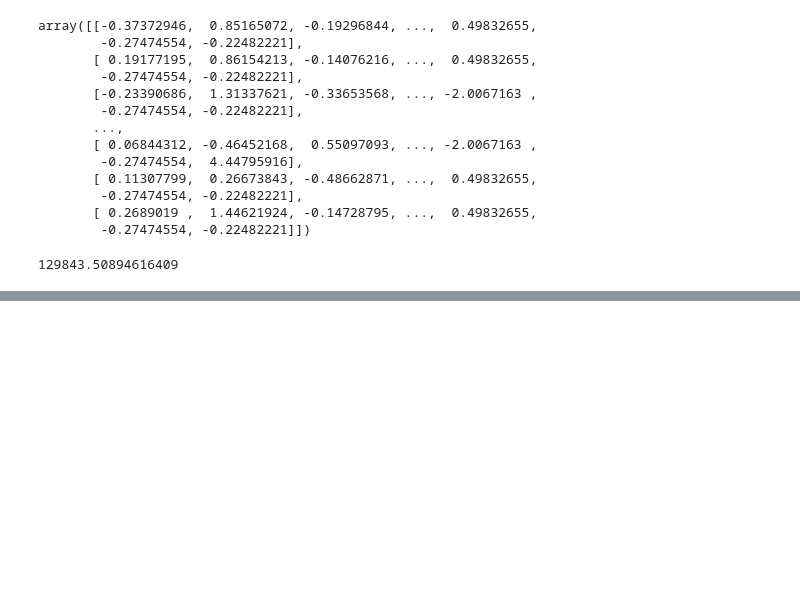
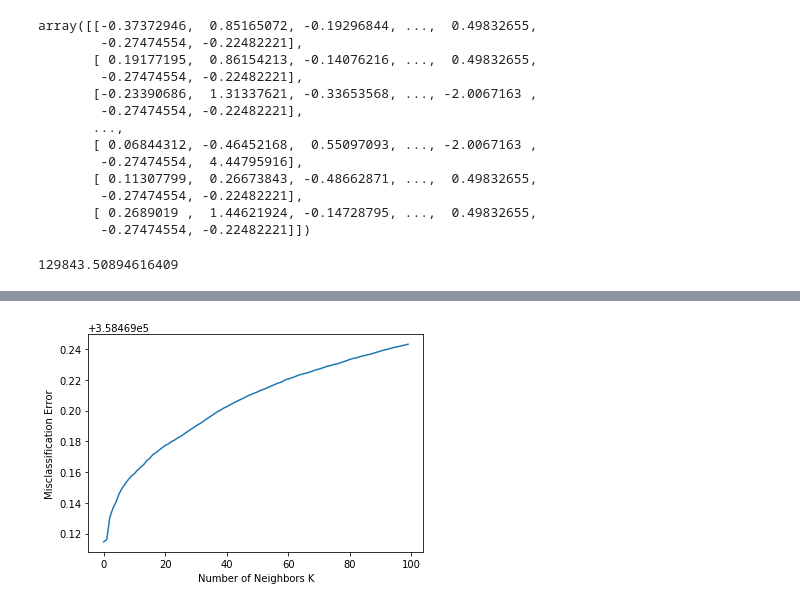
Before and after one commit to ppalomanes/acamica-ds, a Jupyter notebook: clase13/Untitled.ipynb, the cells around one changed output, grey strips where cells are left out. Saved outputs shown, nothing was run; the diff lists cells and outputs as text; code cells hidden in the pictures; blank space fills up the shorter version.

```diff
--- a/clase13/Untitled.ipynb
+++ b/clase13/Untitled.ipynb
@@ -198,0 +201,34 @@ np.sqrt(mean_squared_error(y_test, y_predict))
+# %%
+# creating odd list of K for KNN
+myList = list(range(1,200))
+
+# subsetting just the odd ones
+neighbors = filter(lambda x: x % 2 != 0, myList)
+
+# empty list that will hold cv scores
+cv_scores = []
+
+# perform 10-fold cross validation
+for k in neighbors:
+    knn = KNeighborsRegressor(n_neighbors=k)
+    knn.fit(X_train, y_train)
+    y_predict = knn.predict(X_validation)
+    y_predict_2 = np.exp(y_predict)
+    y_validation_2 = np.exp(y_validation)
+    score = np.sqrt(mean_squared_error(y_validation, y_predict))
+    cv_scores.append(score)
+# %%
+# changing to misclassification error
+MSE = [1 - x for x in cv_scores]
+
+# determining best k
+#optimal_k = neighbors[MSE.index(min(MSE))]
+#print "The optimal number of neighbors is %d" % optimal_k
+
+# plot misclassification error vs k
+plt.plot(cv_scores)
+plt.xlabel('Number of Neighbors K')
+plt.ylabel('Misclassification Error')
+plt.show()
+# %% [output]
+[figure, added]
```
Also changed, not shown: parts of 4 cells of this notebook, 2 other files.
